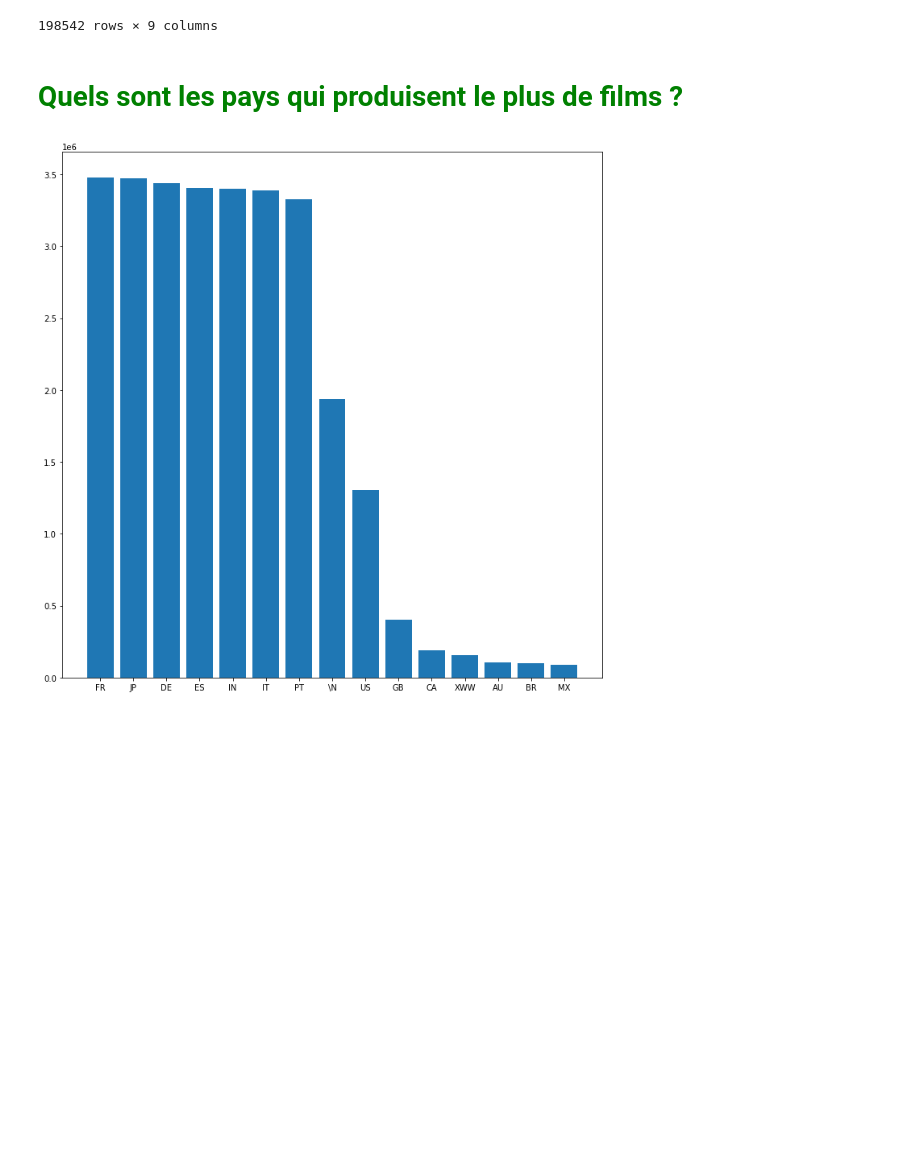
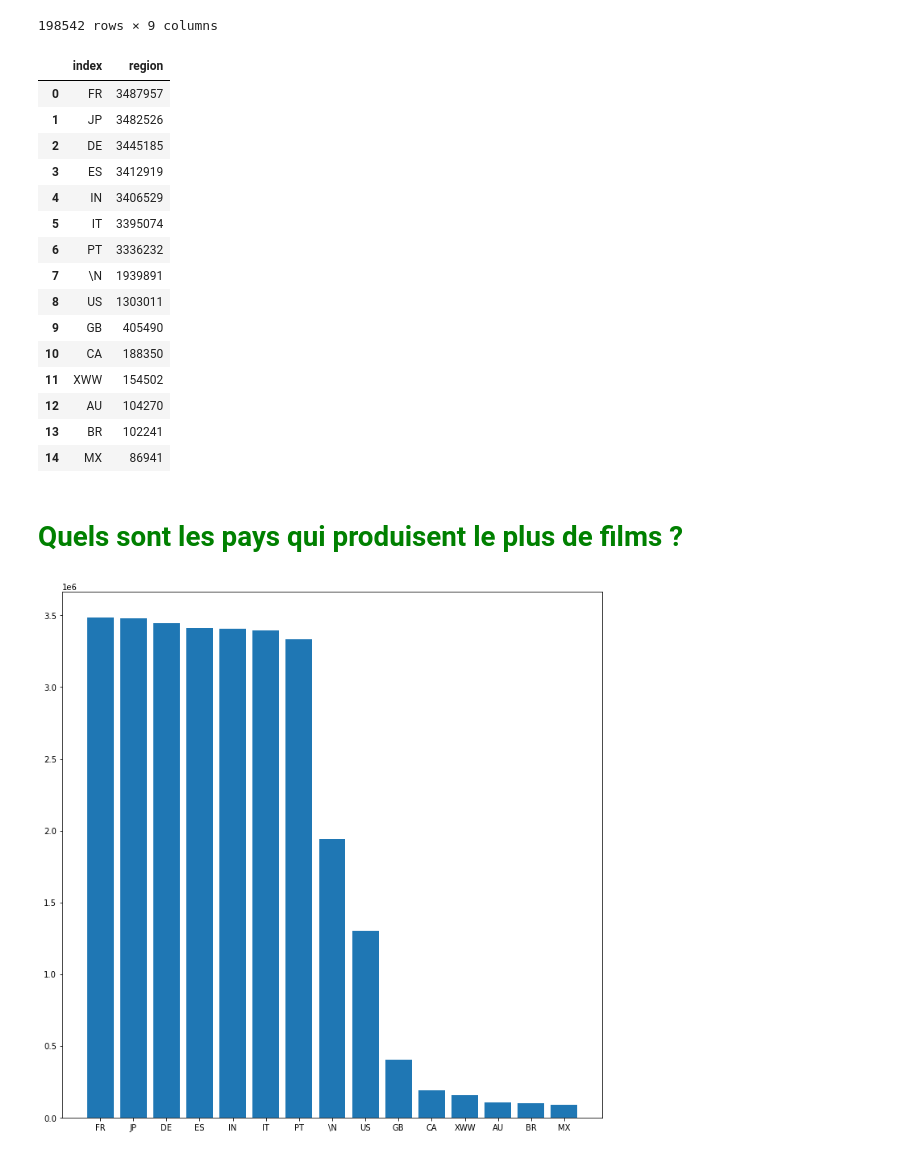
Before and after one commit to BerengerQueune/ABC-Data, a Jupyter notebook: Bérenger/Code.ipynb, the cells around one changed output. Saved outputs shown, nothing was run; the diff lists cells and outputs as text; code cells hidden in the pictures; blank space fills up the shorter version.

```diff
--- a/Bérenger/Code.ipynb
+++ b/Bérenger/Code.ipynb
@@ -313,6 +287,25 @@ basics_df10
 198542 rows × 9 columns
 # %%
 akas_df2 = akas_df[akas_df['language'] == 'fr']
+# %%
+movie_By_Region2
+# %% [output]
+|  | index | region |
+| 0 | FR | 3487957 |
+| 1 | JP | 3482526 |
+| 2 | DE | 3445185 |
+| 3 | ES | 3412919 |
+| 4 | IN | 3406529 |
+| 5 | IT | 3395074 |
+| 6 | PT | 3336232 |
+| 7 | \N | 1939891 |
+| 8 | US | 1303011 |
+| 9 | GB | 405490 |
+| 10 | CA | 188350 |
+| 11 | XWW | 154502 |
+| 12 | AU | 104270 |
+| 13 | BR | 102241 |
+| 14 | MX | 86941 |
 # %% [markdown]
 # <span style="color:green">Quels sont les pays qui produisent le plus de films ?</span>
 # %%
```
Also changed, not shown: parts of 6 cells of this notebook.
